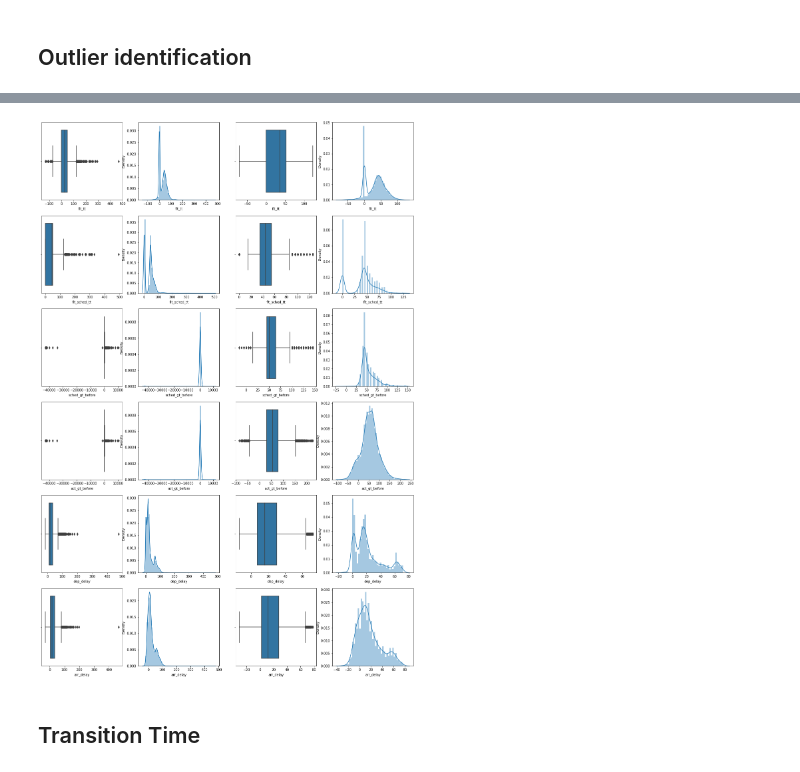
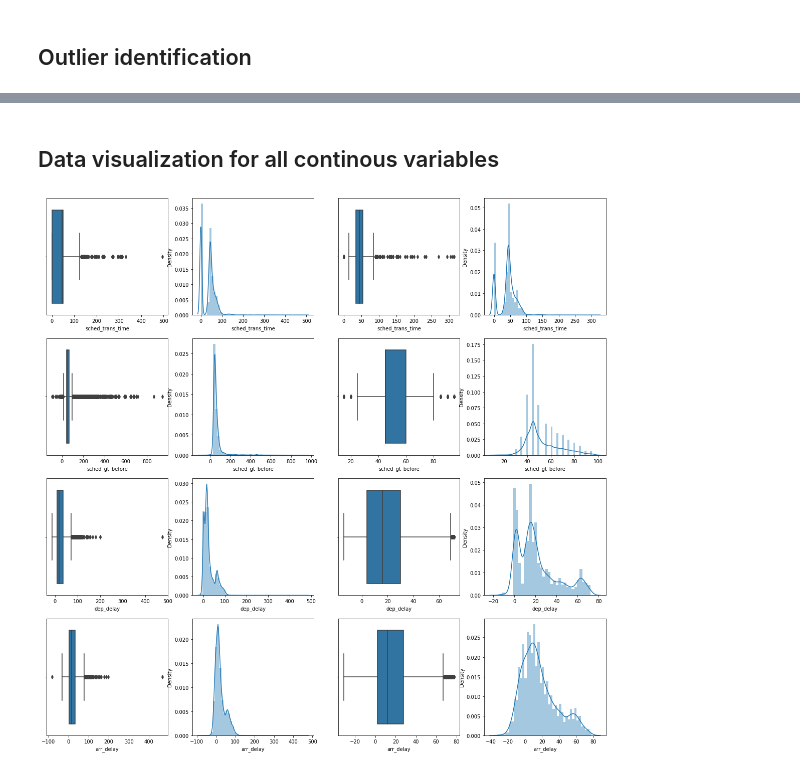
Before and after one commit to HinNerd/Flight_Prediction, a Jupyter notebook: notebooks/4_final_cleanup.ipynb, the cells around one changed output, grey strips where cells are left out. Cells and saved outputs as stored; diff of their text form; code cells hidden in the pictures.

```diff
--- a/notebooks/4_final_cleanup.ipynb
+++ b/notebooks/4_final_cleanup.ipynb
@@ -26,3 +51,14 @@ df.drop(columns=['flt_offblock', 'flt_onblock', 'flt_sched_dep', 'flt_sched_arr'
+# %%
+# Drop columns not needed for modeling
+df.drop(columns=['flt_offblock', # datetime cannot be handled by some algorithms
+                'flt_onblock', # datetime cannot be handled by some algorithms
+                'flt_sched_dep', # datetime cannot be handled by some algorithms
+                'flt_sched_arr', # datetime cannot be handled by some algorithms
+                'act_gt', # Not available at the start of the day as it is an actual value
+                'act_gt_before', # Not available at the start of the day as it is an actual value
+                'act_trans_time', # Not available at the start of the day as it is an actual value
+                'cc_roles'], # Some algorithms cannot handle nested lists and most information is encoded in seperate variables
+                inplace=True)
 # %% [markdown]
 ## Outlier identification
 # %%
@@ -39,7 +75,10 @@ def find_outliers(df, col):
     return ls
 
 outlier_idx = []
-for col in df.columns:
+
+columns = df[['arr_delay', 'sched_gt_before', 'dep_delay']]
+
+for col in columns:
     if df[col].dtype in ['int64', 'float64']:
         outlier_idx.extend(find_outliers(df, col))
 # %%
@@ -58,0 +98,4 @@ print(df_cleaned.shape)
+# %%
+print(df_cleaned.shape)
+df_cleaned = df_cleaned[df_cleaned['sched_gt_before']>0]
+print(df_cleaned.shape)
@@ -59,64 +114,46 @@ print(df_cleaned.shape)
+# %% [markdown]
+## Data visualization for all continous variables
 # %%
 # Printing box- and distplots for cleaned and uncleaned data.
 
 plt.figure(figsize=(20,30))
 
 plt.subplot(6,4,1)
-sns.boxplot(x=df['flt_tt'])
+sns.boxplot(x=df['sched_trans_time'])
 plt.subplot(6,4,2)
-sns.distplot(df['flt_tt'])
+sns.distplot(df['sched_trans_time'])
 plt.subplot(6,4,3)
-sns.boxplot(x=df_cleaned['flt_tt'])
+sns.boxplot(x=df_cleaned['sched_trans_time'])
 plt.subplot(6,4,4)
-sns.distplot(df_cleaned['flt_tt'])
+sns.distplot(df_cleaned['sched_trans_time'])
 
 plt.subplot(6,4,5)
-sns.boxplot(x=df['flt_sched_tt'])
+sns.boxplot(x=df['sched_gt_before'])
 plt.subplot(6,4,6)
-sns.distplot(df['flt_sched_tt'])
+sns.distplot(df['sched_gt_before'])
 plt.subplot(6,4,7)
-sns.boxplot(x=df_cleaned['flt_sched_tt'])
+sns.boxplot(x=df_cleaned['sched_gt_before'])
 plt.subplot(6,4,8)
-sns.distplot(df_cleaned['flt_sched_tt'])
+sns.distplot(df_cleaned['sched_gt_before'])
 
 plt.subplot(6,4,9)
-sns.boxplot(x=df['sched_gt_before'])
+sns.boxplot(x=df['dep_delay'])
 plt.subplot(6,4,10)
-sns.distplot(df['sched_gt_before'])
+sns.distplot(df['dep_delay'])
 plt.subplot(6,4,11)
-sns.boxplot(x=df_cleaned['sched_gt_before'])
+sns.boxplot(x=df_cleaned['dep_delay'])
 plt.subplot(6,4,12)
-sns.distplot(df_cleaned['sched_gt_before'])
+sns.distplot(df_cleaned['dep_delay'])
 
 plt.subplot(6,4,13)
-sns.boxplot(x=df['act_gt_before'])
+sns.boxplot(x=df['arr_delay'])
 plt.subplot(6,4,14)
-sns.distplot(df['act_gt_before'])
+sns.distplot(df['arr_delay'])
 plt.subplot(6,4,15)
-sns.boxplot(x=df_cleaned['act_gt_before'])
+sns.boxplot(x=df_cleaned['arr_delay'])
 plt.subplot(6,4,16)
-sns.distplot(df_cleaned['act_gt_before'])
-
-plt.subplot(6,4,17)
-sns.boxplot(x=df['dep_delay'])
-plt.subplot(6,4,18)
-sns.distplot(df['dep_delay'])
-plt.subplot(6,4,19)
-sns.boxplot(x=df_cleaned['dep_delay'])
-plt.subplot(6,4,20)
-sns.distplot(df_cleaned['dep_delay'])
-
-plt.subplot(6,4,21)
-sns.boxplot(x=df['arr_delay'])
-plt.subplot(6,4,22)
-sns.distplot(df['arr_delay'])
-plt.subplot(6,4,23)
-sns.boxplot(x=df_cleaned['arr_delay'])
-plt.subplot(6,4,24)
 sns.distplot(df_cleaned['arr_delay'])
 
 plt.show()
 # %% [output]
-[figure, old version]
+[figure, new version]
-# %% [markdown]
-## Transition Time
```
Also changed, not shown: parts of 32 cells of this notebook, 6 other files.
